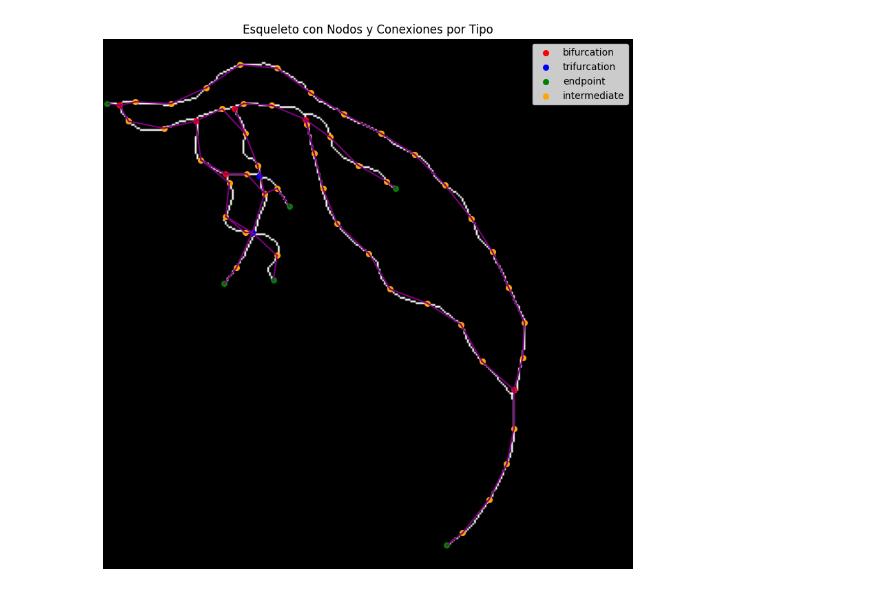
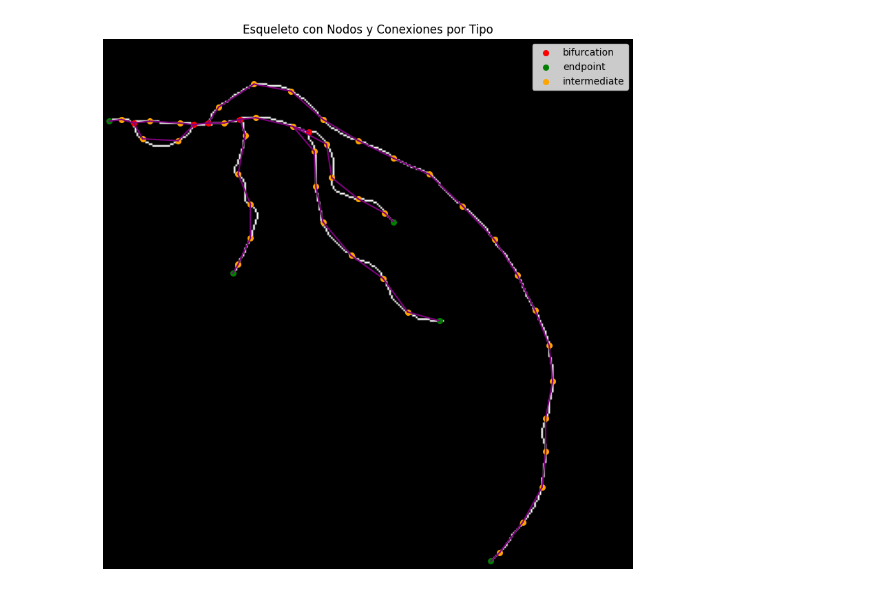
Before and after one commit to JusSolo/Proyecto_1_vision, a Jupyter notebook: GeneradorGrafo.ipynb, the cells around one changed output. Drawn from its saved outputs; the diff is of its cells as text; code cells hidden in the pictures.

Commit message:
feat: process image method

```diff
--- a/GeneradorGrafo.ipynb
+++ b/GeneradorGrafo.ipynb
@@ -318,66 +318,6 @@ def process_image(path,graph_name):
     # Mostrar la imagen final
     plt.show()
 # %%
-# Cargar la imagen
-I = plt.imread('database/2_gt.pgm')
-
-# Obtener nodos de bifurcación, trifurcación y extremos
-D, T, E = furcaciones(I)
-
-# Obtener el esqueleto de la imagen
-skeleton = skeletonize(I / 255)
-
-# Calcular nodos intermedios agrupados
-G,nodos, conexiones = crear_grafo(skeleton, D, T, E)
-
-nodos_serializables = [{"coords": tuple(map(int, nodo)) , "type": G.nodes[ tuple(map(int, nodo))].get('type', 'intermediate')} for nodo in nodos]
-conexiones_serializables = [(tuple(map(int, u)), tuple(map(int, v))) for u, v in conexiones]
-
-# Guardar la información en JSON
-grafo_json = {
-    "nodes": nodos_serializables,
-    "edges": conexiones_serializables
-}
-
-with open(f'graph_2_aprox.json', 'w') as f:
-    json.dump(grafo_json, f, indent=4)
-
-# 📌 **Graficar el esqueleto junto con los nodos**
-plt.figure(figsize=(10, 10))
-
-# Mostrar el esqueleto en gris
-plt.imshow(skeleton, cmap='gray')
-
-# 🔹 Definir colores por tipo de nodo
-color_map = {
-    "bifurcation": "red",
-    "trifurcation": "blue",
-    "endpoint": "green",
-    "intermediate": "orange"
-}
-# 🔹 Dibujar las conexiones del grafo en morado
-for edge in conexiones_serializables:
-    (y1, x1), (y2, x2) = edge
-    plt.plot([x1, x2], [y1, y2], color='purple', linewidth=1.5)
-
-# 🔹 Graficar los nodos según su tipo
-for nodo in nodos_serializables:
-    tipo = nodo['type']  # Obtener tipo del nodo
-    color = color_map.get(tipo, "black")  # Asignar color por tipo
-    y, x = nodo['coords']
-    plt.scatter(x, y, color=color, s=30, label=tipo)
-
-
-
-# Evitar etiquetas duplicadas en la leyenda
-handles, labels = plt.gca().get_legend_handles_labels()
-by_label = dict(zip(labels, handles))
-plt.legend(by_label.values(), by_label.keys())
-
-plt.axis('off')  # Ocultar ejes
-plt.title("Esqueleto con Nodos y Conexiones por Tipo")
-
-# Mostrar la imagen final
-plt.show()
+process_image('database/3_gt.pgm', 'graph_3_aprox')
 # %% [output]
-[figure, old version]
+[figure, new version]
```
Also changed, not shown: 1 other file.
